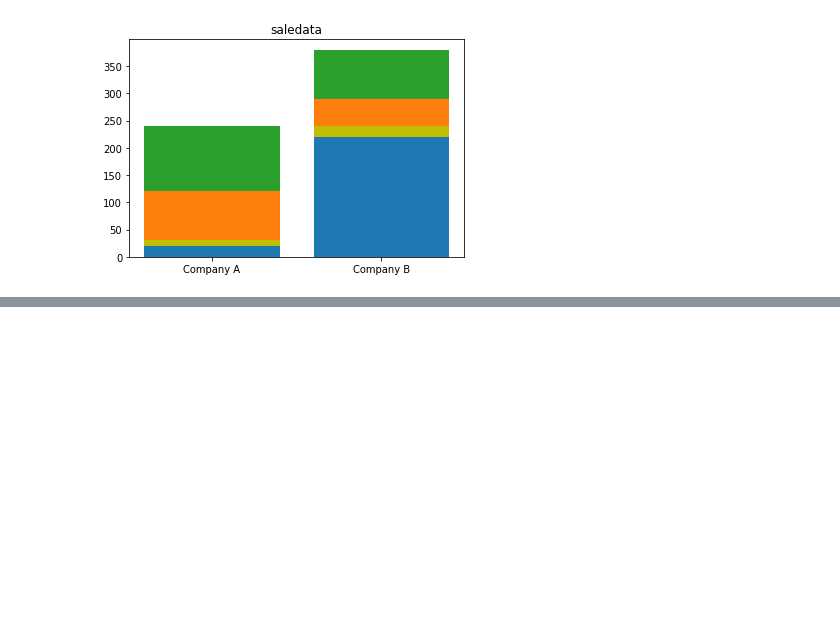
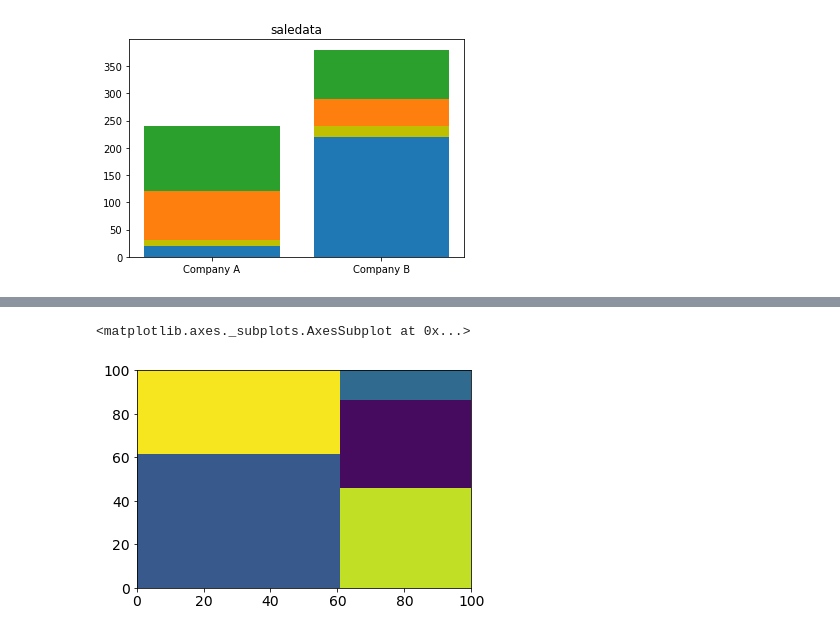
Before and after one commit to rossukon-aekkachai/Python_dataviz, a Jupyter notebook: Visualize Data Comparison.ipynb, the cells around one changed output, grey strips where cells are left out. Cells and saved outputs as stored; diff of their text form; code cells hidden in the pictures; blank space fills up the shorter version.

```diff
--- a/Visualize Data Comparison.ipynb
+++ b/Visualize Data Comparison.ipynb
@@ -99,0 +130,5 @@ Text(0.5, 1.0, 'saledata')
+# %%
+squarify.plot(sizes=volume)
+# %% [output]
+<matplotlib.axes._subplots.AxesSubplot at 0x...>
+[figure, added]
```
Also changed, not shown: parts of 39 cells of this notebook.
